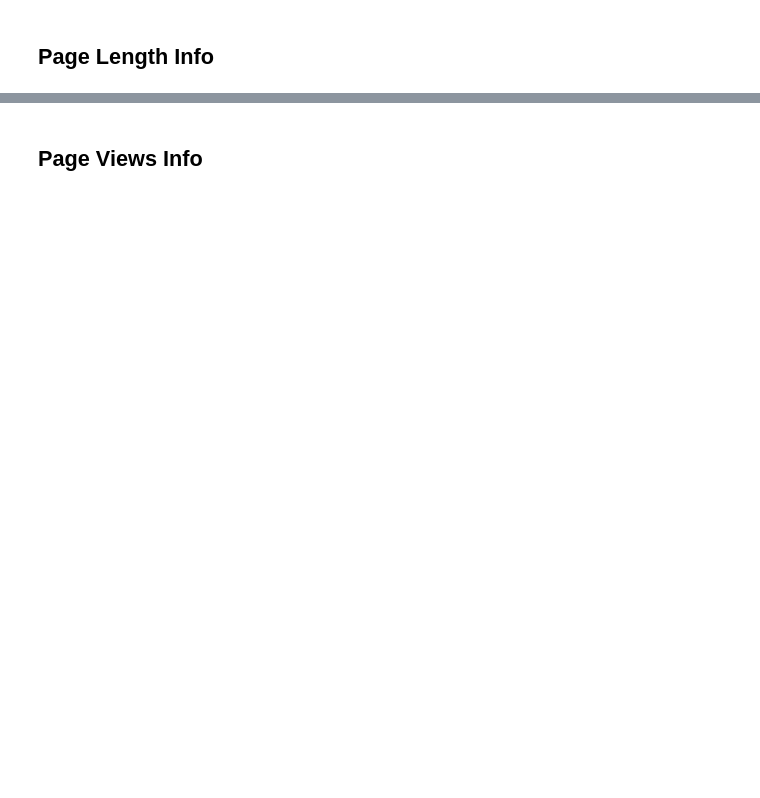
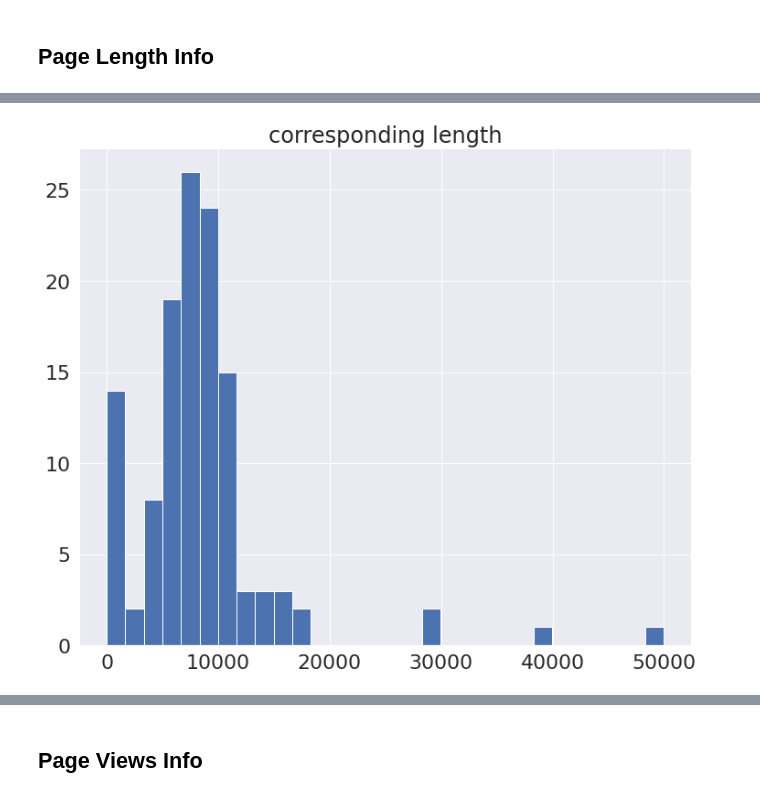
Before and after one commit to gtsueng/GeneWikiReviewSummary, a Jupyter notebook: results/Genewiki_data_misc.ipynb, the cells around one changed output, grey strips where cells are left out. Saved outputs shown, nothing was run; the diff lists cells and outputs as text; code cells hidden in the pictures; blank space fills up the shorter version.

```diff
--- a/results/Genewiki_data_misc.ipynb
+++ b/results/Genewiki_data_misc.ipynb
@@ -25,0 +30,6 @@ rev_num_hist = gene_wiki_vol_info[["lastrevid"]].hist(bins=30)
+# %%
+filename = "gene_wiki_vol_info-BEFORE.tsv"
+# %%
+gene_wiki_vol_info_before =  pd.read_csv(filename, sep="\t").drop(labels=["Unnamed: 0"], axis=1)
+# %%
+gene_wiki_vol_info_before['title'] = gene_wiki_vol_info_before['title'].str.replace('_',' ')
@@ -25,0 +49,4 @@ rev_num_hist = gene_wiki_vol_info[["lastrevid"]].hist(bins=30)
+# %%
+corr_length_hist = gene_wiki_vol_info_before[["corresponding length"]].hist(bins=30)
+# %% [output]
+[figure, added]
```
Also changed, not shown: parts of 23 cells of this notebook.
